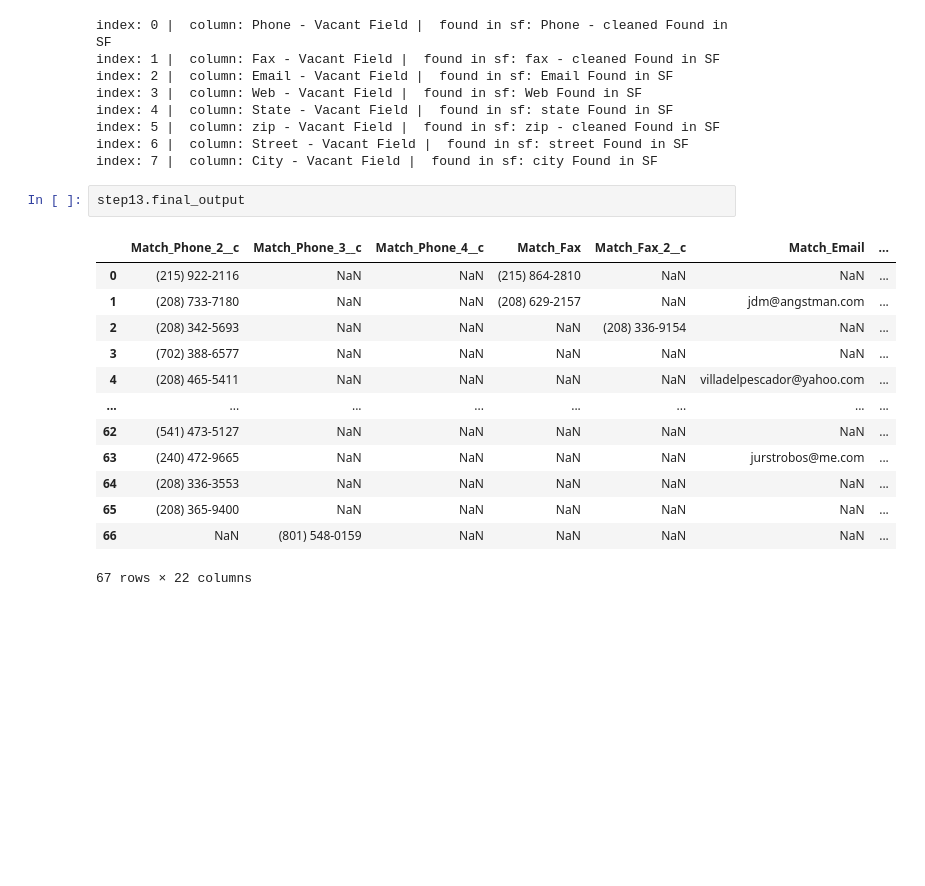
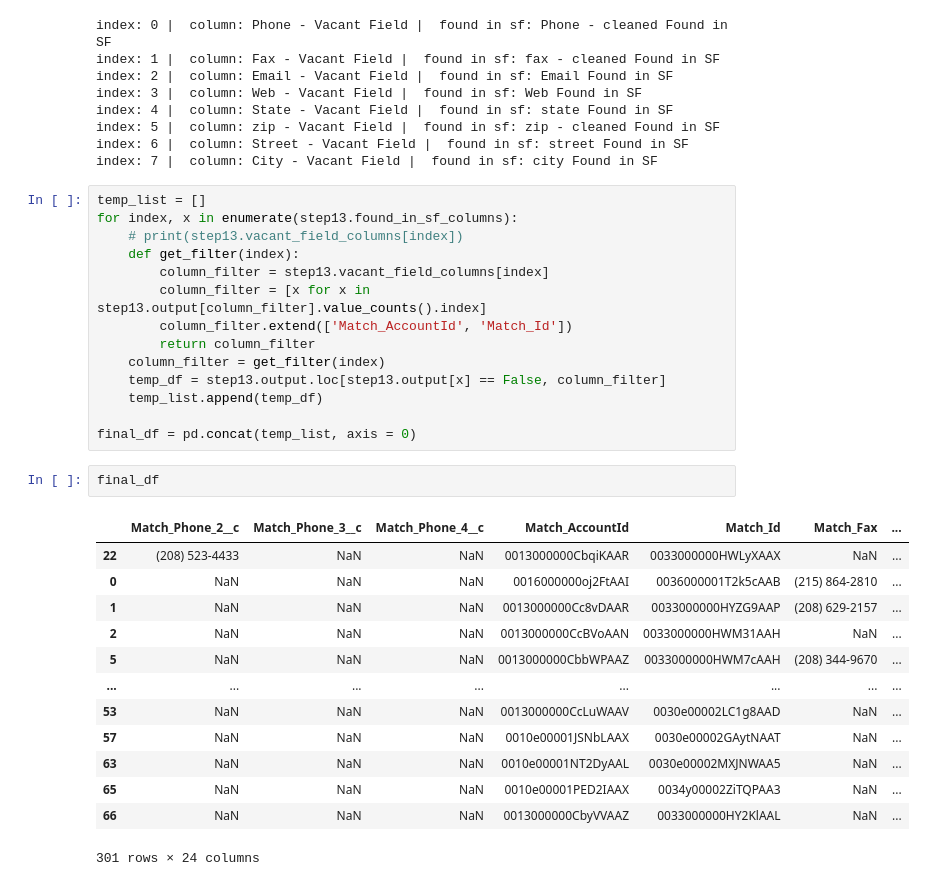
Before and after one commit to rapiinel/salesforce_data_enrichment, a Jupyter notebook: Salesforce Webscrape Data Enrichment Using Match Data.ipynb, the cells around one changed output. Saved outputs shown, nothing was run; the diff lists cells and outputs as text; blank space fills up the shorter version.

```diff
--- a/Salesforce Webscrape Data Enrichment Using Match Data.ipynb
+++ b/Salesforce Webscrape Data Enrichment Using Match Data.ipynb
@@ -98,19 +98,33 @@ index: 4 |  column: State - Vacant Field |  found in sf: state Found in SF
 index: 5 |  column: zip - Vacant Field |  found in sf: zip - cleaned Found in SF
 index: 6 |  column: Street - Vacant Field |  found in sf: street Found in SF
 index: 7 |  column: City - Vacant Field |  found in sf: city Found in SF
-# %%
-step13.final_output
-# %% [output]
-|  | Match_Phone_2__c | Match_Phone_3__c | Match_Phone_4__c | Match_Fax | Match_Fax_2__c | Match_Email | ... |
-| 0 | (215) 922-2116 | NaN | NaN | (215) 864-2810 | NaN | NaN | ... |
-| 1 | (208) 733-7180 | NaN | NaN | (208) 629-2157 | NaN | jdm@angstman.com | ... |
-| 2 | (208) 342-5693 | NaN | NaN | NaN | (208) 336-9154 | NaN | ... |
-| 3 | (702) 388-6577 | NaN | NaN | NaN | NaN | NaN | ... |
-| 4 | (208) 465-5411 | NaN | NaN | NaN | NaN | villadelpescador@yahoo.com | ... |
-| ... | ... | ... | ... | ... | ... | ... | ... |
-| 62 | (541) 473-5127 | NaN | NaN | NaN | NaN | NaN | ... |
-| 63 | (240) 472-9665 | NaN | NaN | NaN | NaN | jurstrobos@me.com | ... |
-| 64 | (208) 336-3553 | NaN | NaN | NaN | NaN | NaN | ... |
-| 65 | (208) 365-9400 | NaN | NaN | NaN | NaN | NaN | ... |
-| 66 | NaN | (801) 548-0159 | NaN | NaN | NaN | NaN | ... |
-67 rows × 22 columns
+# %%
+temp_list = []
+for index, x in enumerate(step13.found_in_sf_columns):
+    # print(step13.vacant_field_columns[index])
+    def get_filter(index):
+        column_filter = step13.vacant_field_columns[index]
+        column_filter = [x for x in step13.output[column_filter].value_counts().index]
+        column_filter.extend(['Match_AccountId', 'Match_Id'])
+        return column_filter
+    column_filter = get_filter(index)
+    temp_df = step13.output.loc[step13.output[x] == False, column_filter]
+    temp_list.append(temp_df)
+
+final_df = pd.concat(temp_list, axis = 0)
+# %%
+final_df
+# %% [output]
+|  | Match_Phone_2__c | Match_Phone_3__c | Match_Phone_4__c | Match_AccountId | Match_Id | Match_Fax | ... |
+| 22 | (208) 523-4433 | NaN | NaN | 0013000000CbqiKAAR | 0033000000HWLyXAAX | NaN | ... |
+| 0 | NaN | NaN | NaN | 0016000000oj2FtAAI | 0036000001T2k5cAAB | (215) 864-2810 | ... |
+| 1 | NaN | NaN | NaN | 0013000000Cc8vDAAR | 0033000000HYZG9AAP | (208) 629-2157 | ... |
+| 2 | NaN | NaN | NaN | 0013000000CcBVoAAN | 0033000000HWM31AAH | NaN | ... |
+| 5 | NaN | NaN | NaN | 0013000000CbbWPAAZ | 0033000000HWM7cAAH | (208) 344-9670 | ... |
+| ... | ... | ... | ... | ... | ... | ... | ... |
+| 53 | NaN | NaN | NaN | 0013000000CcLuWAAV | 0030e00002LC1g8AAD | NaN | ... |
+| 57 | NaN | NaN | NaN | 0010e00001JSNbLAAX | 0030e00002GAytNAAT | NaN | ... |
+| 63 | NaN | NaN | NaN | 0010e00001NT2DyAAL | 0030e00002MXJNWAA5 | NaN | ... |
+| 65 | NaN | NaN | NaN | 0010e00001PED2IAAX | 0034y00002ZiTQPAA3 | NaN | ... |
+| 66 | NaN | NaN | NaN | 0013000000CbyVVAAZ | 0033000000HY2KlAAL | NaN | ... |
+301 rows × 24 columns
```
Also changed, not shown: parts of 3 cells of this notebook, 1 other file.
